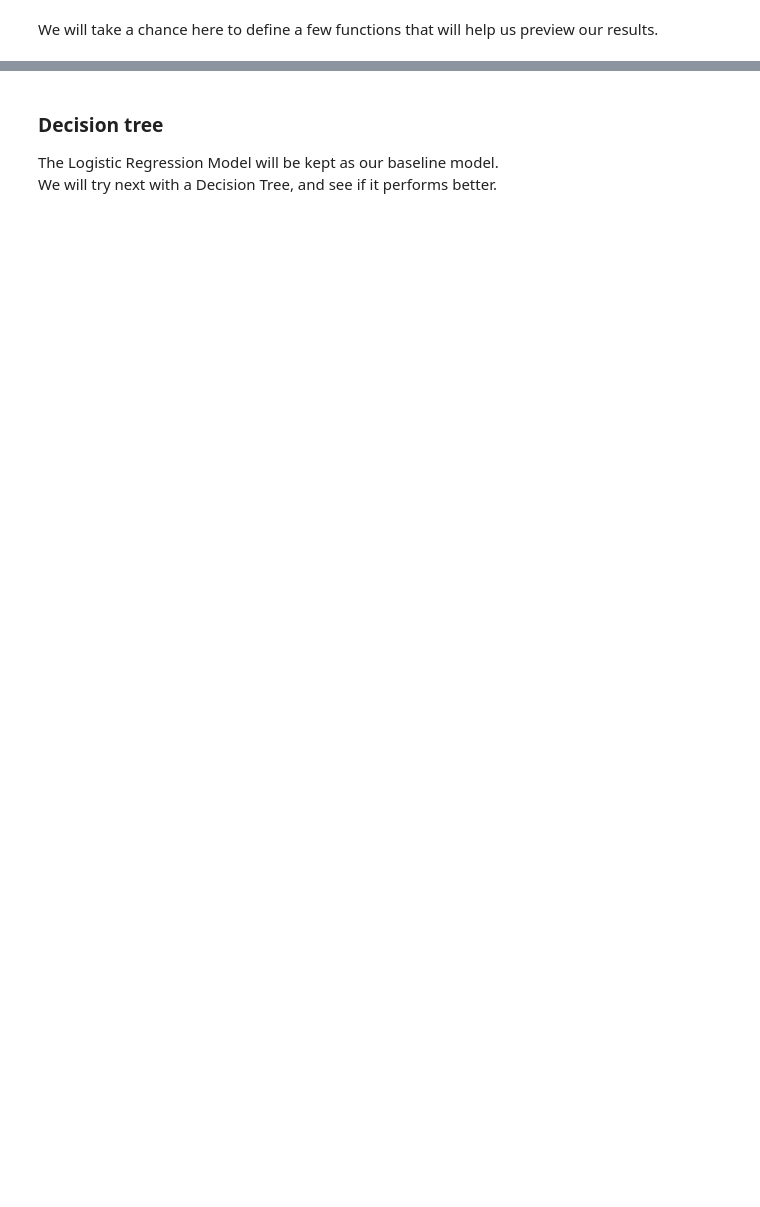
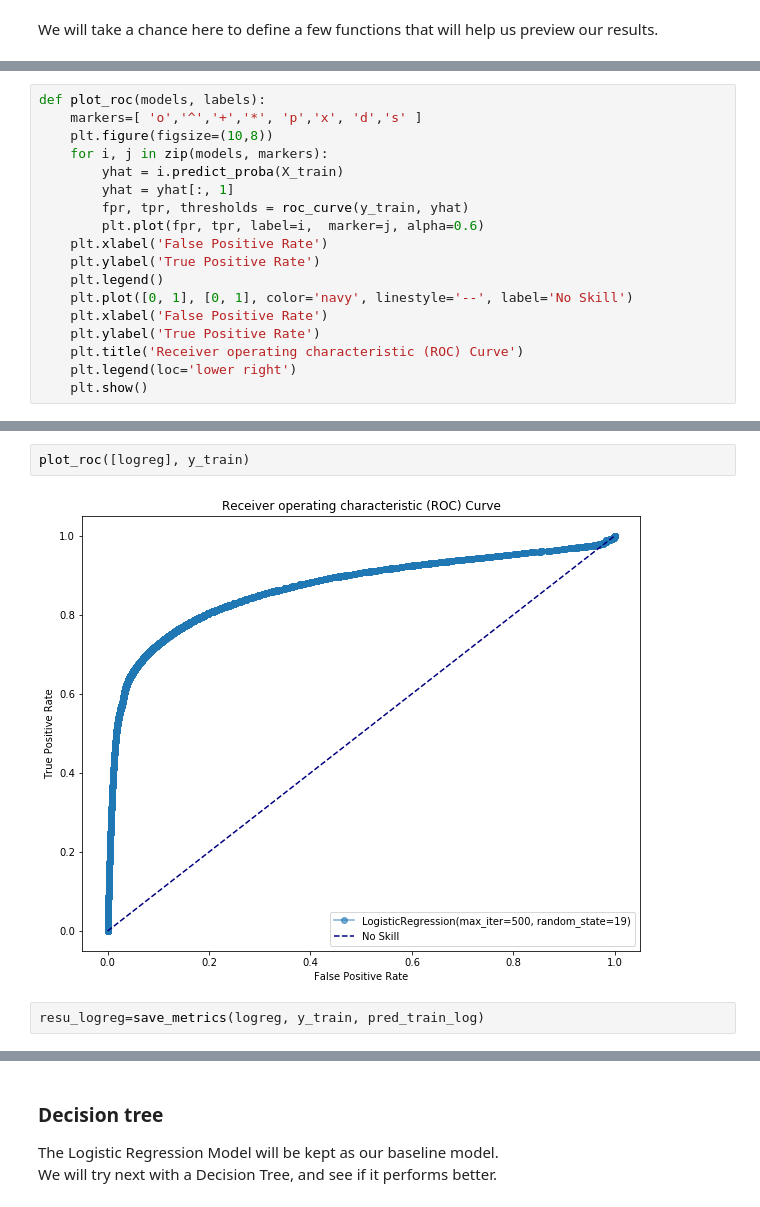
Before and after one commit to MNLKuzmin/Phase3project, a Jupyter notebook: CovidNotebook.ipynb, the cells around one changed output, grey strips where cells are left out. Cells and saved outputs as stored; diff of their text form; blank space fills up the shorter version.

```diff
--- a/CovidNotebook.ipynb
+++ b/CovidNotebook.ipynb
@@ -525 +549,19 @@ def plot_matrix(labels, preds):
+# %%
+def plot_roc(models, labels):
+    markers=[ 'o','^','+','*', 'p','x', 'd','s' ]
+    plt.figure(figsize=(10,8))
+    for i, j in zip(models, markers):
+        yhat = i.predict_proba(X_train)
+        yhat = yhat[:, 1]
+        fpr, tpr, thresholds = roc_curve(y_train, yhat)
+        plt.plot(fpr, tpr, label=i,  marker=j, alpha=0.6)
+    plt.xlabel('False Positive Rate')
+    plt.ylabel('True Positive Rate')
+    plt.legend()
+    plt.plot([0, 1], [0, 1], color='navy', linestyle='--', label='No Skill')
+    plt.xlabel('False Positive Rate')
+    plt.ylabel('True Positive Rate')
+    plt.title('Receiver operating characteristic (ROC) Curve')
+    plt.legend(loc='lower right')
+    plt.show()
 # %%
@@ -534,2 +576,8 @@ plot_matrix(y_train, preds)
 # %% [output]
 [figure]
+# %%
+plot_roc([logreg], y_train)
+# %% [output]
+[figure, added]
+# %%
+resu_logreg=save_metrics(logreg, y_train, pred_train_log)
```
Also changed, not shown: parts of 64 cells of this notebook.
